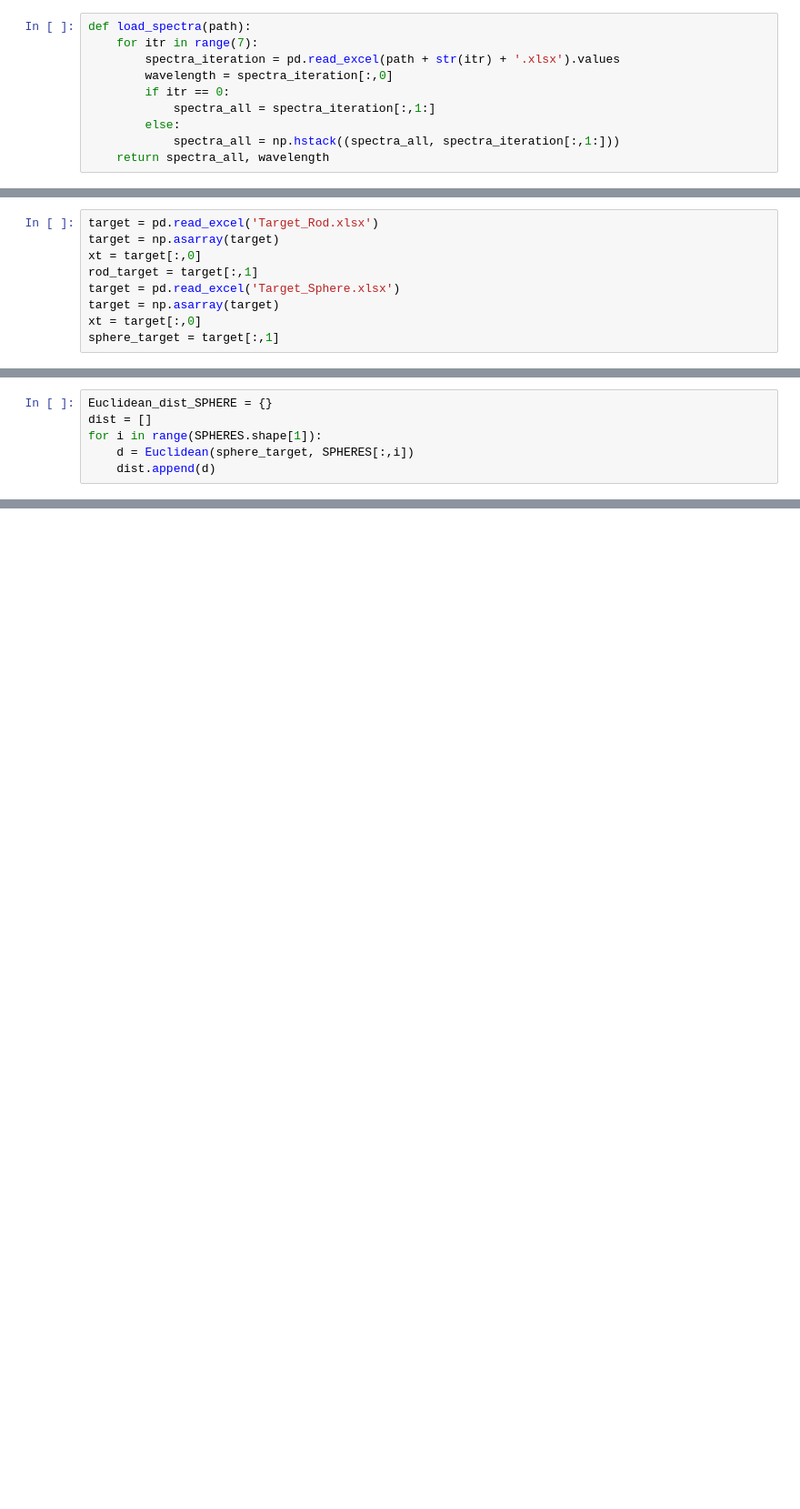
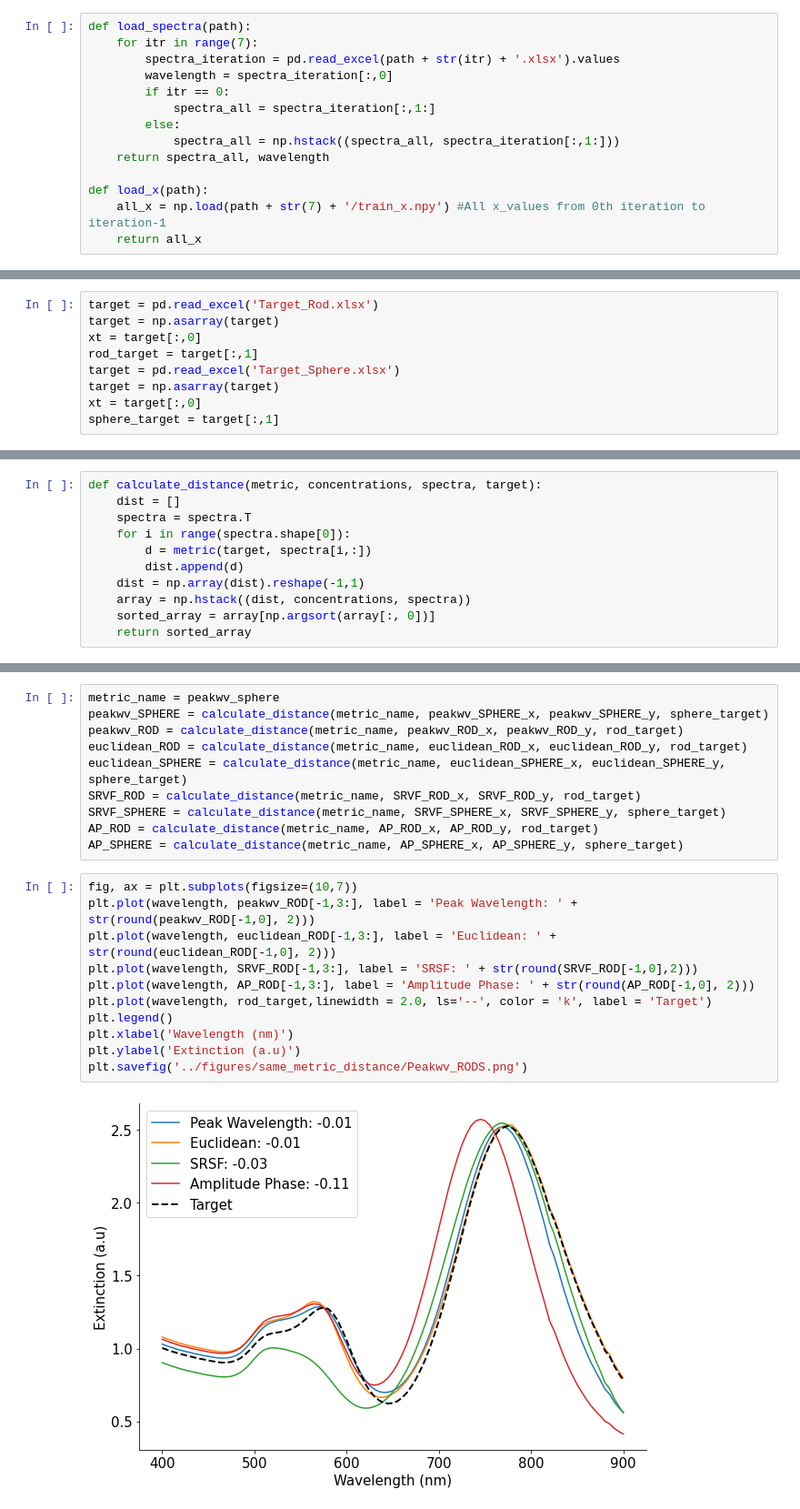
Before and after one commit to pozzo-research-group/HEAD, a Jupyter notebook: notebooks/Figure Maker - Compare Spectra Plots.ipynb, the cells around one changed output, grey strips where cells are left out. Shown at 91% size. Cells and saved outputs as stored; diff of their text form; blank space fills up the shorter version.

```diff
--- a/notebooks/Figure Maker - Compare Spectra Plots.ipynb
+++ b/notebooks/Figure Maker - Compare Spectra Plots.ipynb
@@ -13,4 +27,8 @@ def load_spectra(path):
         else:
             spectra_all = np.hstack((spectra_all, spectra_iteration[:,1:]))
     return spectra_all, wavelength
+
+def load_x(path):
+    all_x = np.load(path + str(7) + '/train_x.npy') #All x_values from 0th iteration to iteration-1
+    return all_x
 # %%
@@ -43,6 +62,0 @@ def Euclidean(f1,f2):
-# %%
-Euclidean_dist_SPHERE = {}
-dist = []
-for i in range(SPHERES.shape[1]):
-    d = Euclidean(sphere_target, SPHERES[:,i])
-    dist.append(d)
@@ -48,0 +93,11 @@ for i in range(SPHERES.shape[1]):
+# %%
+def calculate_distance(metric, concentrations, spectra, target):
+    dist = []
+    spectra = spectra.T
+    for i in range(spectra.shape[0]):
+        d = metric(target, spectra[i,:])
+        dist.append(d)
+    dist = np.array(dist).reshape(-1,1)
+    array = np.hstack((dist, concentrations, spectra))
+    sorted_array = array[np.argsort(array[:, 0])]
+    return sorted_array
@@ -48,0 +106,23 @@ for i in range(SPHERES.shape[1]):
+# %%
+metric_name = peakwv_sphere
+peakwv_SPHERE = calculate_distance(metric_name, peakwv_SPHERE_x, peakwv_SPHERE_y, sphere_target)
+peakwv_ROD = calculate_distance(metric_name, peakwv_ROD_x, peakwv_ROD_y, rod_target)
+euclidean_ROD = calculate_distance(metric_name, euclidean_ROD_x, euclidean_ROD_y, rod_target)
+euclidean_SPHERE = calculate_distance(metric_name, euclidean_SPHERE_x, euclidean_SPHERE_y, sphere_target)
+SRVF_ROD = calculate_distance(metric_name, SRVF_ROD_x, SRVF_ROD_y, rod_target)
+SRVF_SPHERE = calculate_distance(metric_name, SRVF_SPHERE_x, SRVF_SPHERE_y, sphere_target)
+AP_ROD = calculate_distance(metric_name, AP_ROD_x, AP_ROD_y, rod_target)
+AP_SPHERE = calculate_distance(metric_name, AP_SPHERE_x, AP_SPHERE_y, sphere_target)
+# %%
+fig, ax = plt.subplots(figsize=(10,7))
+plt.plot(wavelength, peakwv_ROD[-1,3:], label = 'Peak Wavelength: ' + str(round(peakwv_ROD[-1,0], 2)))
+plt.plot(wavelength, euclidean_ROD[-1,3:], label = 'Euclidean: ' + str(round(euclidean_ROD[-1,0], 2)))
+plt.plot(wavelength, SRVF_ROD[-1,3:], label = 'SRSF: ' + str(round(SRVF_ROD[-1,0],2)))
+plt.plot(wavelength, AP_ROD[-1,3:], label = 'Amplitude Phase: ' + str(round(AP_ROD[-1,0], 2)))
+plt.plot(wavelength, rod_target,linewidth = 2.0, ls='--', color = 'k', label = 'Target')
+plt.legend()
+plt.xlabel('Wavelength (nm)')
+plt.ylabel('Extinction (a.u)')
+plt.savefig('../figures/same_metric_distance/Peakwv_RODS.png')
+# %% [output]
+[figure, added]
```
Also changed, not shown: parts of 22 cells of this notebook, 8 other files.
